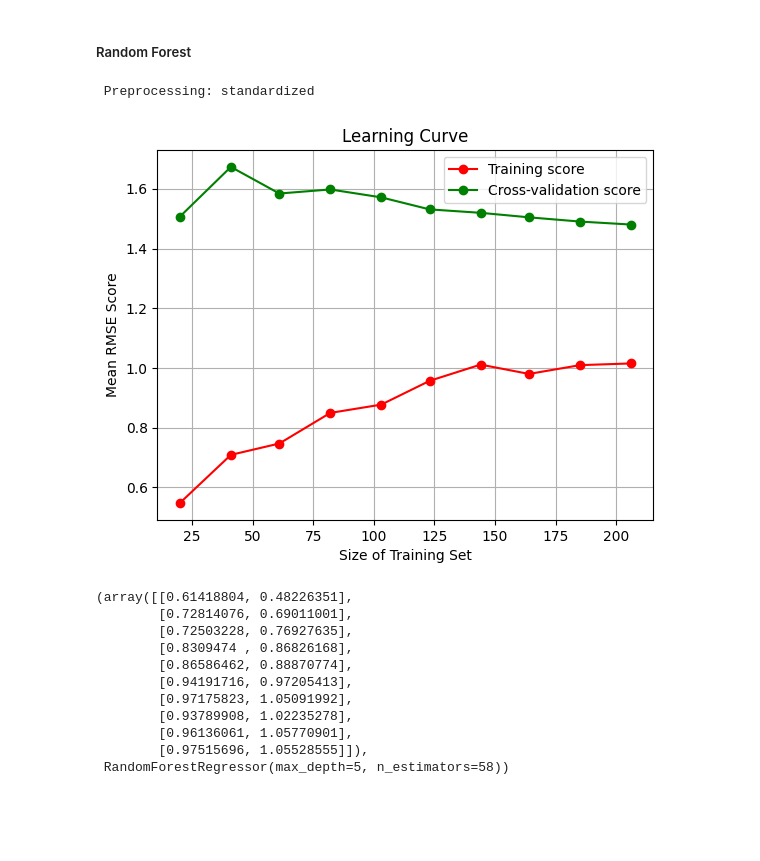
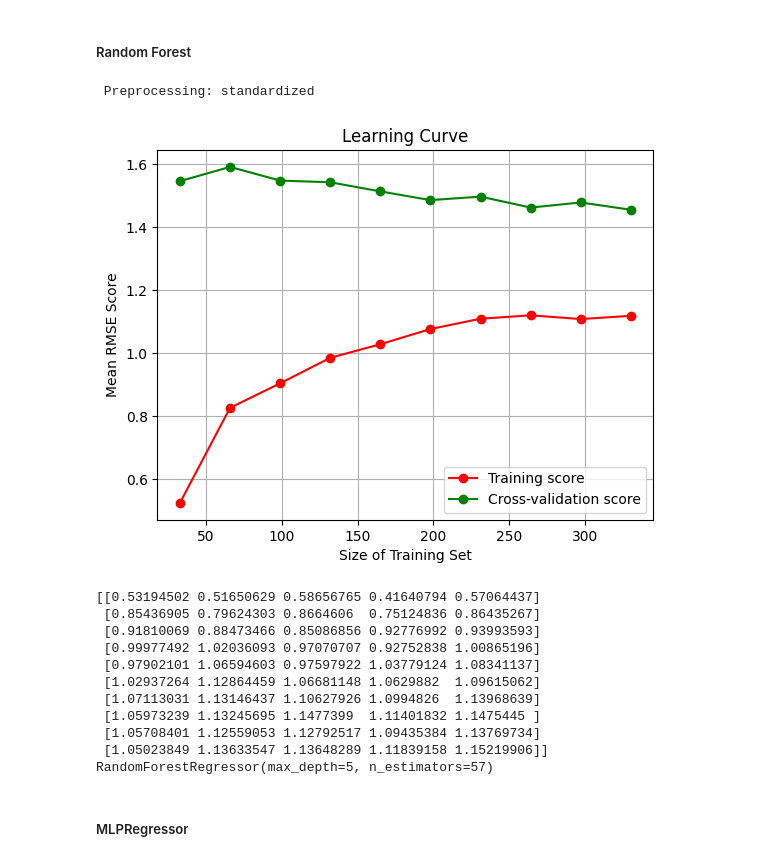
Before and after one commit to Yawkward/fire_data, a Jupyter notebook: FWI_project.ipynb, the cells around one changed output. Saved outputs shown, nothing was run; the diff lists cells and outputs as text; code cells hidden in the pictures; blank space fills up the shorter version.

```diff
--- a/FWI_project.ipynb
+++ b/FWI_project.ipynb
@@ -534,28 +538,33 @@ ridgeRegression
 # %%
 a_model = get_model(model_name='randomForest')
 param_grid = {"n_estimators": np.array(np.arange(50, 70, 1)), "max_depth": np.array(np.arange(5, 15, 1))}
 binning = [-np.inf, 0.01, 0.52, 6.57, 1090.84]
 bin_label = [1, 2, 3, 4]
 
-evaluate_model3(X_train, y_train,
+rmse_rf, randomForReg_tuned = evaluate_model3(X_train, y_train,
                 a_model,
                 param_grid=param_grid,
                 standardize=True,
                 thr_bins=binning,
                 bin_label=bin_label,
-                kfolds=2,
+                kfolds=5,
                 plot=True)
+dump(randomForReg_tuned, 'randomForReg_tuned.pkl')
+print(rmse_rf)
+print(randomForReg_tuned)
 # %% [output]
  Preprocessing: standardized
-[figure, old version]
+[figure, new version]
-(array([[0.61418804, 0.48226351],
-        [0.72814076, 0.69011001],
-        [0.72503228, 0.76927635],
-        [0.8309474 , 0.86826168],
-        [0.86586462, 0.88870774],
-        [0.94191716, 0.97205413],
-        [0.97175823, 1.05091992],
-        [0.93789908, 1.02235278],
-        [0.96136061, 1.05770901],
-        [0.97515696, 1.05528555]]),
- RandomForestRegressor(max_depth=5, n_estimators=58))
+[[0.53194502 0.51650629 0.58656765 0.41640794 0.57064437]
+ [0.85436905 0.79624303 0.8664606  0.75124836 0.86435267]
+ [0.91810069 0.88473466 0.85086856 0.92776992 0.93993593]
+ [0.99977492 1.02036093 0.97070707 0.92752838 1.00865196]
+ [0.97902101 1.06594603 0.97597922 1.03779124 1.08341137]
+ [1.02937264 1.12864459 1.06681148 1.0629882  1.09615062]
+ [1.07113031 1.13146437 1.10627926 1.0994826  1.13968639]
+ [1.05973239 1.13245695 1.1477399  1.11401832 1.1475445 ]
+ [1.05708401 1.12559053 1.12792517 1.09435384 1.13769734]
+ [1.05023849 1.13633547 1.13648289 1.11839158 1.15219906]]
+RandomForestRegressor(max_depth=5, n_estimators=57)
+# %% [markdown]
+##### MLPRegressor
```
Also changed, not shown: parts of 2 cells of this notebook.
